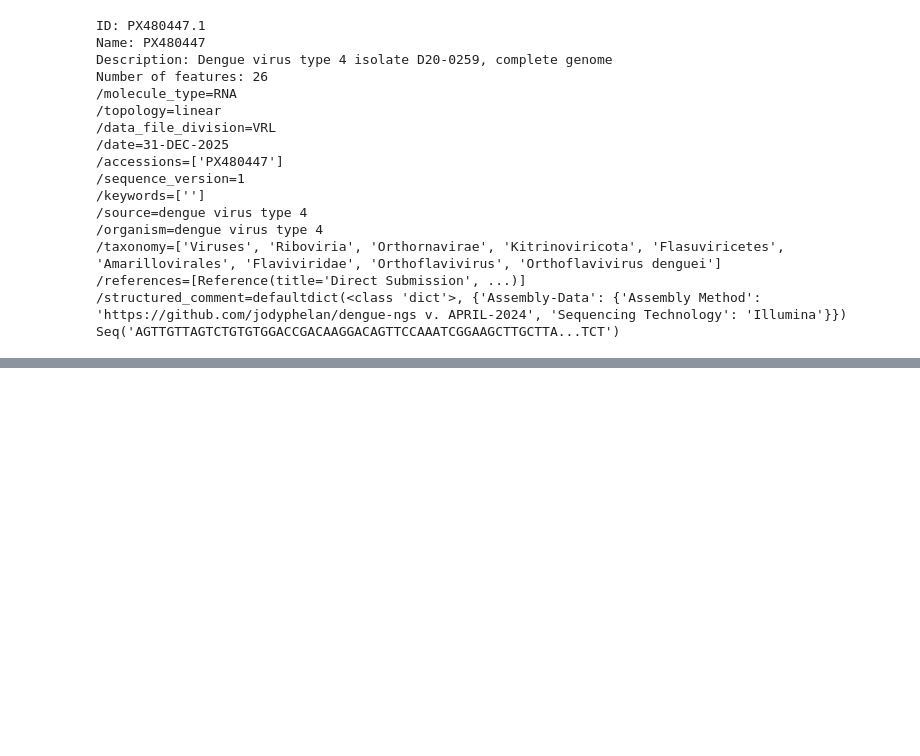
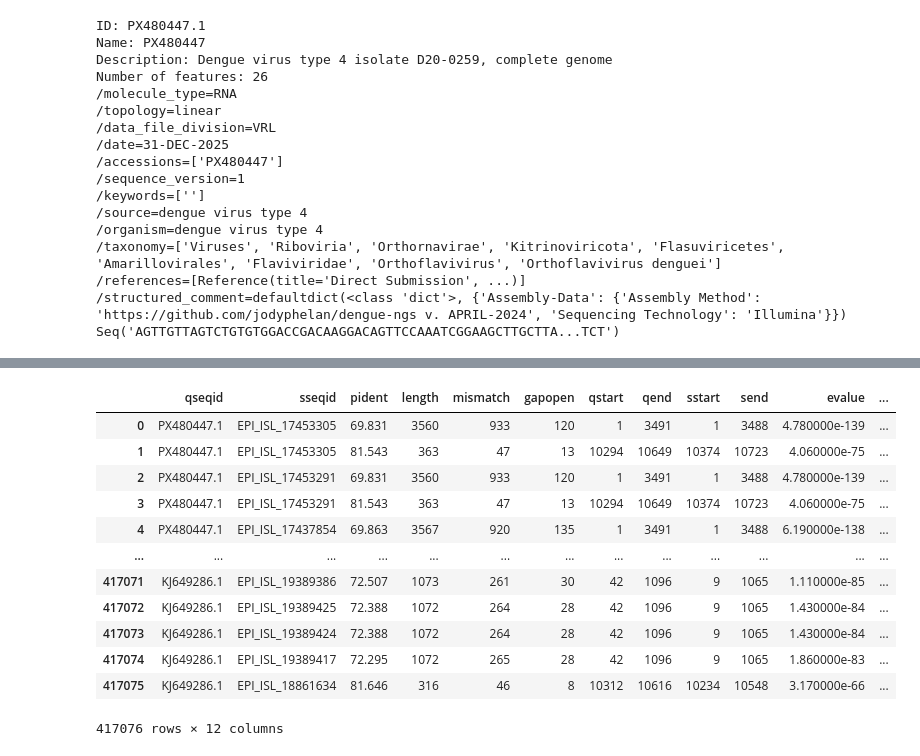
Before and after one commit to Herutriana44/Dengue-Virus-Mutation-Detection, a Jupyter notebook: GetDataDengueVirusGenome.ipynb, the cells around one changed output, grey strips where cells are left out. Saved outputs shown, nothing was run; the diff lists cells and outputs as text; code cells hidden in the pictures; blank space fills up the shorter version.

```diff
--- a/GetDataDengueVirusGenome.ipynb
+++ b/GetDataDengueVirusGenome.ipynb
@@ -328,0 +721,13 @@ metadata_df['serotype'].value_counts().plot(kind='bar')
+# %%
+import pandas as pd
+
+blast_columns = [
+    'qseqid', 'sseqid', 'pident', 'length', 'mismatch', 'gapopen',
+    'qstart', 'qend', 'sstart', 'send', 'evalue', 'bitscore'
+]
+
+blast_df = pd.read_csv('blastn_results.tsv', sep='\t', names=blast_columns)
+
+print("BLAST results loaded into DataFrame:")
+print(blast_df.head())
+print(f"DataFrame shape: {blast_df.shape}")
@@ -328,0 +750,16 @@ metadata_df['serotype'].value_counts().plot(kind='bar')
+# %%
+blast_df
+# %% [output]
+|  | qseqid | sseqid | pident | length | mismatch | gapopen | qstart | qend | sstart | send | evalue | ... |
+| 0 | PX480447.1 | EPI_ISL_17453305 | 69.831 | 3560 | 933 | 120 | 1 | 3491 | 1 | 3488 | 4.780000e-139 | ... |
+| 1 | PX480447.1 | EPI_ISL_17453305 | 81.543 | 363 | 47 | 13 | 10294 | 10649 | 10374 | 10723 | 4.060000e-75 | ... |
+| 2 | PX480447.1 | EPI_ISL_17453291 | 69.831 | 3560 | 933 | 120 | 1 | 3491 | 1 | 3488 | 4.780000e-139 | ... |
+| 3 | PX480447.1 | EPI_ISL_17453291 | 81.543 | 363 | 47 | 13 | 10294 | 10649 | 10374 | 10723 | 4.060000e-75 | ... |
+| 4 | PX480447.1 | EPI_ISL_17437854 | 69.863 | 3567 | 920 | 135 | 1 | 3491 | 1 | 3488 | 6.190000e-138 | ... |
+| ... | ... | ... | ... | ... | ... | ... | ... | ... | ... | ... | ... | ... |
+| 417071 | KJ649286.1 | EPI_ISL_19389386 | 72.507 | 1073 | 261 | 30 | 42 | 1096 | 9 | 1065 | 1.110000e-85 | ... |
+| 417072 | KJ649286.1 | EPI_ISL_19389425 | 72.388 | 1072 | 264 | 28 | 42 | 1096 | 9 | 1065 | 1.430000e-84 | ... |
+| 417073 | KJ649286.1 | EPI_ISL_19389424 | 72.388 | 1072 | 264 | 28 | 42 | 1096 | 9 | 1065 | 1.430000e-84 | ... |
+| 417074 | KJ649286.1 | EPI_ISL_19389417 | 72.295 | 1072 | 265 | 28 | 42 | 1096 | 9 | 1065 | 1.860000e-83 | ... |
+| 417075 | KJ649286.1 | EPI_ISL_18861634 | 81.646 | 316 | 46 | 8 | 10312 | 10616 | 10234 | 10548 | 3.170000e-66 | ... |
+417076 rows × 12 columns
```
Also changed, not shown: parts of 61 cells of this notebook, 10 other files.
